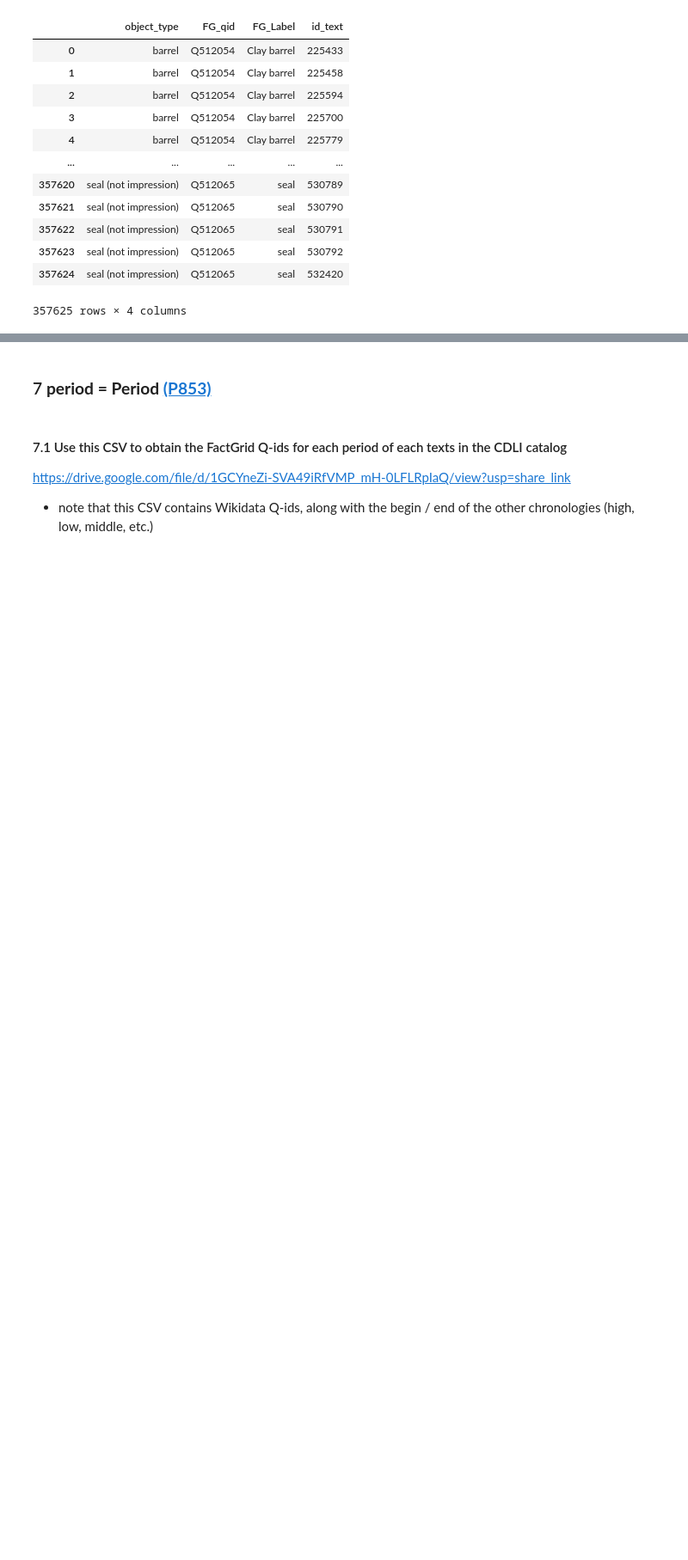
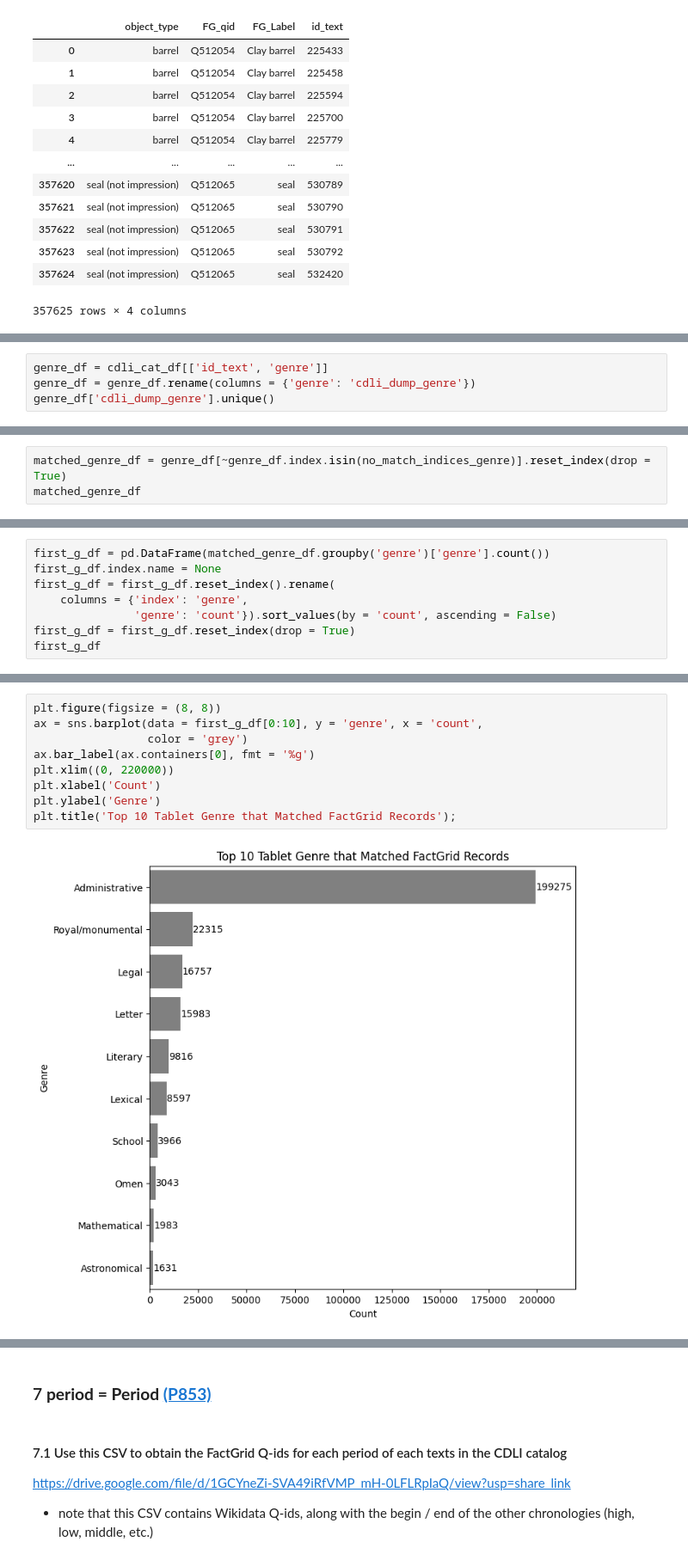
Before and after one commit to ancient-world-citation-analysis/CDLI2LoD, a Jupyter notebook: cdli_cat.ipynb, the cells around one changed output, grey strips where cells are left out. Shown at 86% size. Saved outputs shown, nothing was run; the diff lists cells and outputs as text; blank space fills up the shorter version.

```diff
--- a/cdli_cat.ipynb
+++ b/cdli_cat.ipynb
@@ -1684,0 +1738,4 @@ no_genre_df
+# %%
+genre_df = cdli_cat_df[['id_text', 'genre']]
+genre_df = genre_df.rename(columns = {'genre': 'cdli_dump_genre'})
+genre_df['cdli_dump_genre'].unique()
@@ -1684,0 +1840,3 @@ no_genre_df
+# %%
+matched_genre_df = genre_df[~genre_df.index.isin(no_match_indices_genre)].reset_index(drop = True)
+matched_genre_df
@@ -1684,0 +1890,8 @@ no_genre_df
+# %%
+first_g_df = pd.DataFrame(matched_genre_df.groupby('genre')['genre'].count())
+first_g_df.index.name = None
+first_g_df = first_g_df.reset_index().rename(
+    columns = {'index': 'genre',
+               'genre': 'count'}).sort_values(by = 'count', ascending = False)
+first_g_df = first_g_df.reset_index(drop = True)
+first_g_df
@@ -1684,0 +1916,11 @@ no_genre_df
+# %%
+plt.figure(figsize = (8, 8))
+ax = sns.barplot(data = first_g_df[0:10], y = 'genre', x = 'count',
+                 color = 'grey')
+ax.bar_label(ax.containers[0], fmt = '%g')
+plt.xlim((0, 220000))
+plt.xlabel('Count')
+plt.ylabel('Genre')
+plt.title('Top 10 Tablet Genre that Matched FactGrid Records');
+# %% [output]
+[figure, added]
```
Also changed, not shown: parts of 31 cells of this notebook.
